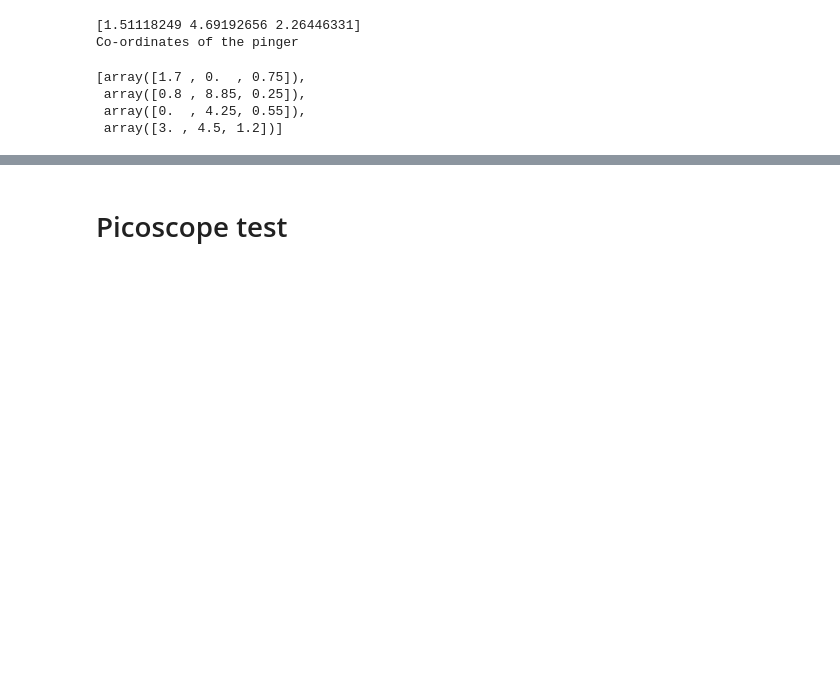
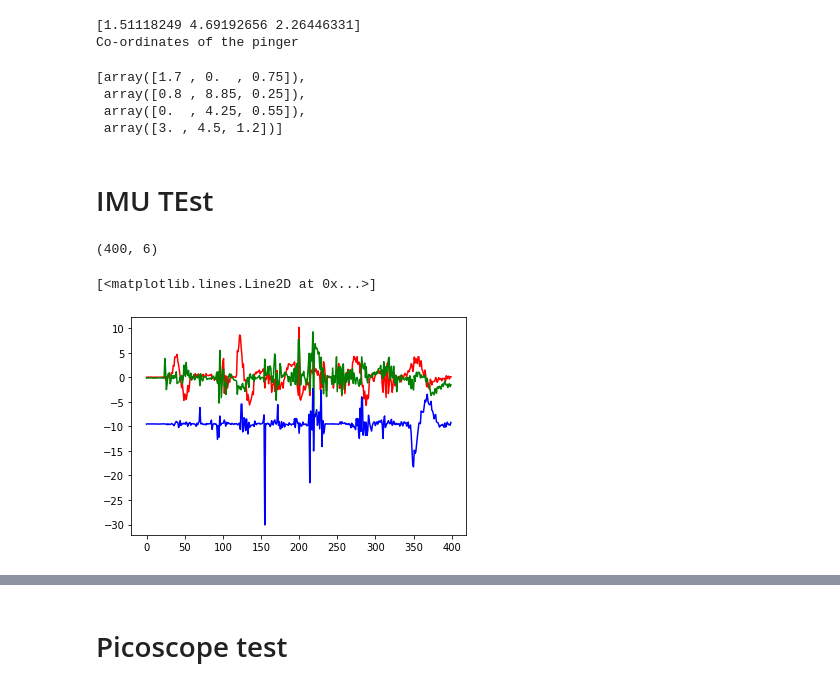
Before and after one commit to surajRathi/positioning_system, a Jupyter notebook: simple_tests.ipynb, the cells around one changed output, grey strips where cells are left out. Saved outputs shown, nothing was run; the diff lists cells and outputs as text; code cells hidden in the pictures; blank space fills up the shorter version.

Commit message:
imu data plots

```diff
--- a/simple_tests.ipynb
+++ b/simple_tests.ipynb
@@ -103,3 +103,5 @@ stations
  array([0.8 , 8.85, 0.25]),
  array([0.  , 4.25, 0.55]),
  array([3. , 4.5, 1.2])]
+# %% [markdown]
+# IMU TEst
@@ -105,0 +110,6 @@ stations
+# %%
+data = np.loadtxt('./data/vn1000/square_motion_with_turn.csv', skiprows=1, delimiter=',')
+# %%
+data.shape
+# %% [output]
+(400, 6)
@@ -105,0 +118,7 @@ stations
+# %%
+plt.plot(data[:, 3], color='r')
+plt.plot(data[:, 4], color='g')
+plt.plot(data[:, 5], color='b')
+# %% [output]
+[<matplotlib.lines.Line2D at 0x...>]
+[figure, added]
```
Also changed, not shown: parts of 3 cells of this notebook.
